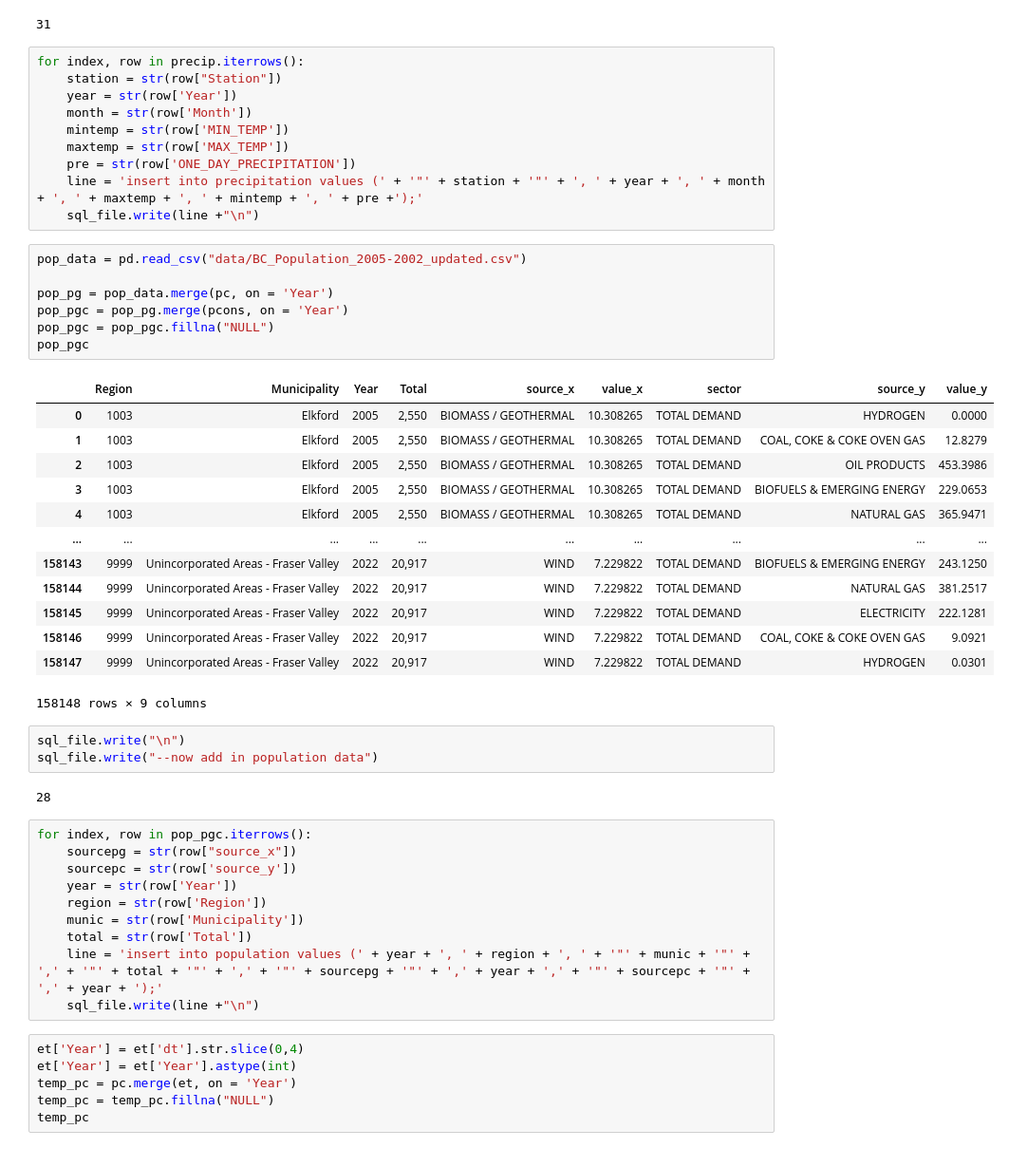
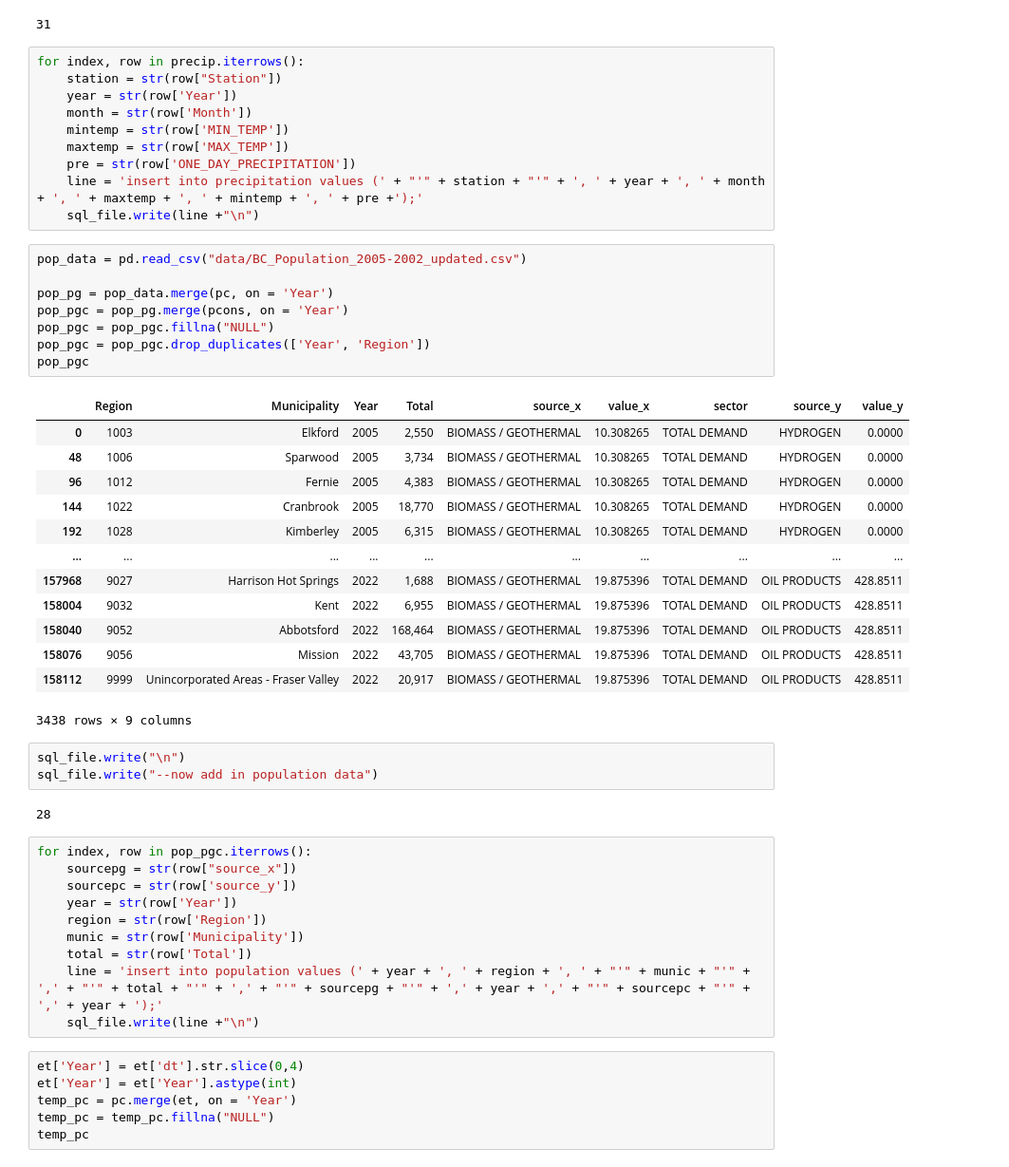
Before and after one commit to mcgillies/CPSC368, a Jupyter notebook: insertgeneration.ipynb, the cells around one changed output. Shown at 95% size. Cells and saved outputs as stored; diff of their text form.

Commit message:
another attempt @ insert statements

```diff
--- a/insertgeneration.ipynb
+++ b/insertgeneration.ipynb
@@ -123,29 +123,30 @@ for index, row in precip.iterrows():
     mintemp = str(row['MIN_TEMP'])
     maxtemp = str(row['MAX_TEMP'])
     pre = str(row['ONE_DAY_PRECIPITATION'])
-    line = 'insert into precipitation values (' + '"' + station + '"' + ', ' + year + ', ' + month + ', ' + maxtemp + ', ' + mintemp + ', ' + pre +');'
+    line = 'insert into precipitation values (' + "'" + station + "'" + ', ' + year + ', ' + month + ', ' + maxtemp + ', ' + mintemp + ', ' + pre +');'
     sql_file.write(line +"\n")
 # %%
 pop_data = pd.read_csv("data/BC_Population_2005-2002_updated.csv")
 
 pop_pg = pop_data.merge(pc, on = 'Year')
 pop_pgc = pop_pg.merge(pcons, on = 'Year')
 pop_pgc = pop_pgc.fillna("NULL")
+pop_pgc = pop_pgc.drop_duplicates(['Year', 'Region'])
 pop_pgc
 # %% [output]
 |  | Region | Municipality | Year | Total | source_x | value_x | sector | source_y | value_y |
 | 0 | 1003 | Elkford | 2005 | 2,550 | BIOMASS / GEOTHERMAL | 10.308265 | TOTAL DEMAND | HYDROGEN | 0.0000 |
-| 1 | 1003 | Elkford | 2005 | 2,550 | BIOMASS / GEOTHERMAL | 10.308265 | TOTAL DEMAND | COAL, COKE & COKE OVEN GAS | 12.8279 |
-| 2 | 1003 | Elkford | 2005 | 2,550 | BIOMASS / GEOTHERMAL | 10.308265 | TOTAL DEMAND | OIL PRODUCTS | 453.3986 |
-| 3 | 1003 | Elkford | 2005 | 2,550 | BIOMASS / GEOTHERMAL | 10.308265 | TOTAL DEMAND | BIOFUELS & EMERGING ENERGY | 229.0653 |
-| 4 | 1003 | Elkford | 2005 | 2,550 | BIOMASS / GEOTHERMAL | 10.308265 | TOTAL DEMAND | NATURAL GAS | 365.9471 |
+| 48 | 1006 | Sparwood | 2005 | 3,734 | BIOMASS / GEOTHERMAL | 10.308265 | TOTAL DEMAND | HYDROGEN | 0.0000 |
+| 96 | 1012 | Fernie | 2005 | 4,383 | BIOMASS / GEOTHERMAL | 10.308265 | TOTAL DEMAND | HYDROGEN | 0.0000 |
+| 144 | 1022 | Cranbrook | 2005 | 18,770 | BIOMASS / GEOTHERMAL | 10.308265 | TOTAL DEMAND | HYDROGEN | 0.0000 |
+| 192 | 1028 | Kimberley | 2005 | 6,315 | BIOMASS / GEOTHERMAL | 10.308265 | TOTAL DEMAND | HYDROGEN | 0.0000 |
 | ... | ... | ... | ... | ... | ... | ... | ... | ... | ... |
-| 158143 | 9999 | Unincorporated Areas - Fraser Valley | 2022 | 20,917 | WIND | 7.229822 | TOTAL DEMAND | BIOFUELS & EMERGING ENERGY | 243.1250 |
-| 158144 | 9999 | Unincorporated Areas - Fraser Valley | 2022 | 20,917 | WIND | 7.229822 | TOTAL DEMAND | NATURAL GAS | 381.2517 |
-| 158145 | 9999 | Unincorporated Areas - Fraser Valley | 2022 | 20,917 | WIND | 7.229822 | TOTAL DEMAND | ELECTRICITY | 222.1281 |
-| 158146 | 9999 | Unincorporated Areas - Fraser Valley | 2022 | 20,917 | WIND | 7.229822 | TOTAL DEMAND | COAL, COKE & COKE OVEN GAS | 9.0921 |
-| 158147 | 9999 | Unincorporated Areas - Fraser Valley | 2022 | 20,917 | WIND | 7.229822 | TOTAL DEMAND | HYDROGEN | 0.0301 |
+| 157968 | 9027 | Harrison Hot Springs | 2022 | 1,688 | BIOMASS / GEOTHERMAL | 19.875396 | TOTAL DEMAND | OIL PRODUCTS | 428.8511 |
+| 158004 | 9032 | Kent | 2022 | 6,955 | BIOMASS / GEOTHERMAL | 19.875396 | TOTAL DEMAND | OIL PRODUCTS | 428.8511 |
+| 158040 | 9052 | Abbotsford | 2022 | 168,464 | BIOMASS / GEOTHERMAL | 19.875396 | TOTAL DEMAND | OIL PRODUCTS | 428.8511 |
+| 158076 | 9056 | Mission | 2022 | 43,705 | BIOMASS / GEOTHERMAL | 19.875396 | TOTAL DEMAND | OIL PRODUCTS | 428.8511 |
+| 158112 | 9999 | Unincorporated Areas - Fraser Valley | 2022 | 20,917 | BIOMASS / GEOTHERMAL | 19.875396 | TOTAL DEMAND | OIL PRODUCTS | 428.8511 |
-158148 rows × 9 columns
+3438 rows × 9 columns
 # %%
 sql_file.write("\n")
 sql_file.write("--now add in population data")
@@ -159,7 +160,7 @@ for index, row in pop_pgc.iterrows():
     region = str(row['Region'])
     munic = str(row['Municipality'])
     total = str(row['Total'])
-    line = 'insert into population values (' + year + ', ' + region + ', ' + '"' + munic + '"' + ',' + '"' + total + '"' + ',' + '"' + sourcepg + '"' + ',' + year + ',' + '"' + sourcepc + '"' + ',' + year + ');'
+    line = 'insert into population values (' + year + ', ' + region + ', ' + "'" + munic + "'" + ',' + "'" + total + "'" + ',' + "'" + sourcepg + "'" + ',' + year + ',' + "'" + sourcepc + "'" + ',' + year + ');'
     sql_file.write(line +"\n")
 # %%
 et['Year'] = et['dt'].str.slice(0,4)
```
Also changed, not shown: parts of 8 cells of this notebook, 1 other file.
